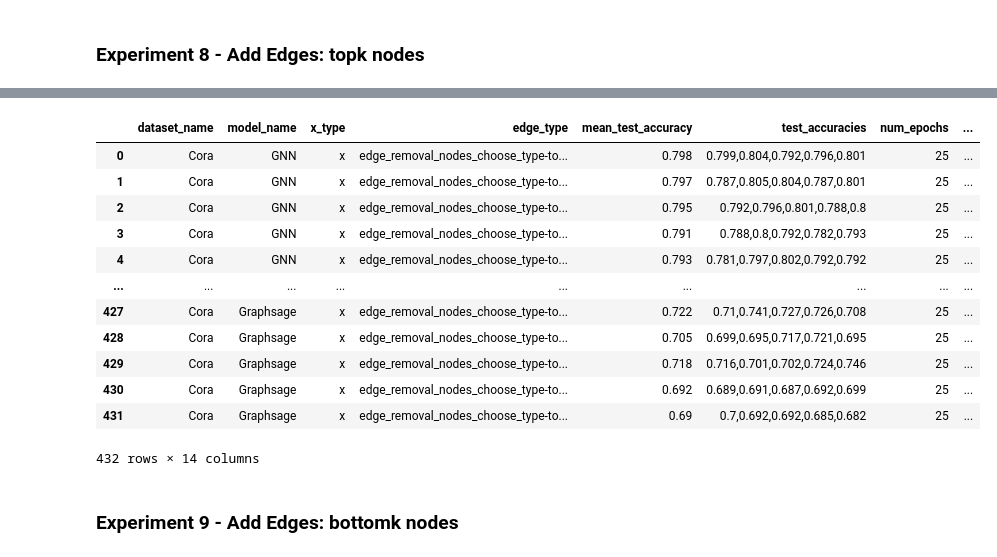
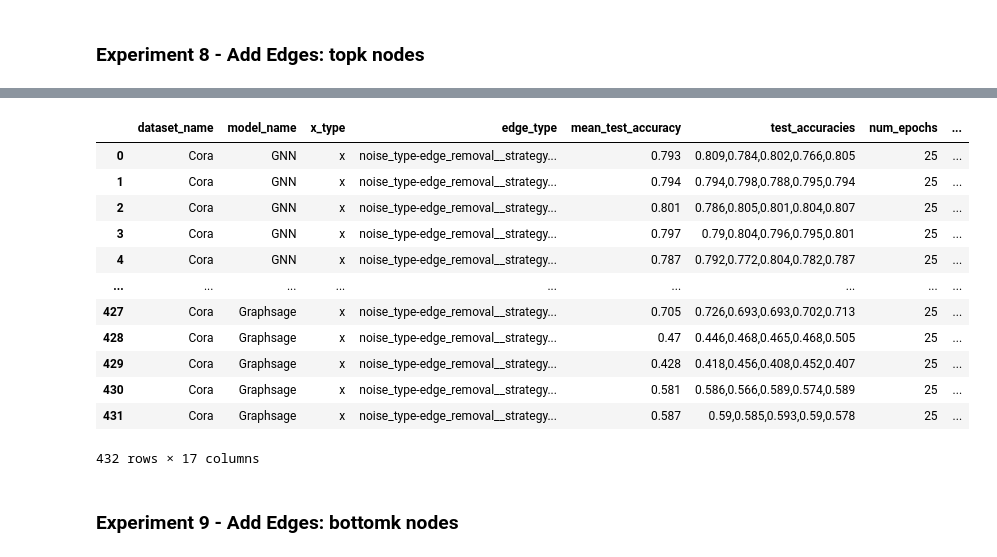
Before and after one commit to camligorkem/cs-260c-project-Robust-GNNs, a Jupyter notebook: CS_260_Node_Classification_Experiments_GC.ipynb, the cells around one changed output, grey strips where cells are left out. Cells and saved outputs as stored; diff of their text form; code cells hidden in the pictures.

```diff
--- a/CS_260_Node_Classification_Experiments_GC.ipynb
+++ b/CS_260_Node_Classification_Experiments_GC.ipynb
@@ -10,0 +11,5 @@ Drive already mounted at /content/drive; to attempt to forcibly remount, call dr
+# %%
+import pandas as pd
+
+res = pd.read_csv('exp_results/results_v5/Experiment_1_add_gaussian_noise_bidirectional_True.csv')
+res
@@ -568,30 +598,0 @@ opt_params = {
-# %%
-# noise data creation example: remove edges -- strategy 2: remove from selected nodes
-
-# **** DONT forget to change this *****
-EXPERIMENT_FILENAME = 'Experiment_MLP_gaussian.csv'
-# **** DONT forget to change this *****
-
-data = data.to('cpu')
-# noise data creation example: add noise feature
-feature_noise_params = {'data':data}
-noise_info = {'noise_type':'feature_noise', 'params':feature_noise_params,
-              'noise_levels':[0, 0.01, 0.05, 0.1, 0.15, 0.3, 0.45, 0.6, 0.9, 0.95, 0.99, 1 ],
-              'noise_param_name':'noise_level'}
-
-noise_var_names_feat_exp = create_noised_data_for_experiment(data=data, noise_info=noise_info)
-#print(data)
-
-# Experiment on edge removal - strategy- nodes
-# Put names of the models we want to use for this experiment type
-data = data.to('cuda:0')
-model_names = ['MLP']
-exp_gaussian_feats_df = experiment(dataset_name=dataset_name, model_names=model_names,
-                                    model_params=model_params, opt_params=opt_params,
-                                    data=data, x_types=noise_var_names_feat_exp, edge_types=['edge_index'],
-                                    noise_info=noise_info, num_epochs=50, repeat_num=10, print_updates=True)
-
-# Do for node strategies only
-data = data.to('cpu')
-exp_gaussian_feats_df.to_csv(EXPERIMENT_FILENAME)
-exp_gaussian_feats_df
@@ -1124,14 +1078,13 @@ EXPERIMENT_FILENAME = f'./{folder_name}/Experiment_8_add_topk_nodes{post_fix}.cs
 # **** DONT forget to change this *****
 
 nodes_percent = [0.05, 0.1, 0.2, 0.25, 0.4, 0.5, 0.6, 0.7, 0.8, 0.95, 0.9, 1] #[0.05, 0.1, 0.2, 0.25, 0.4, 0.5]
-k_nodes_list = nodes_percent_to_num_nodes(percents=nodes_percent, num_nodes=data.num_nodes)
 
 data = data.to('cpu')
 add_edge_from_nodes_params = {'data':data, 'bidirectional':bidirectional_type, 'choose_type':'top_k'}
 
 noise_info = {'noise_type':'edge_removal', 'strategy':'nodes', 'params':add_edge_from_nodes_params,
               'noise_levels':[0, 0.01, 0.05, 0.1, 0.15, 0.3, 0.45, 0.6, 0.9, 0.95, 0.99, 1 ],
-              'k_nodes_list':k_nodes_list,
+              'nodes_percent':nodes_percent,
               'noise_param_name':'noise_level'}
 
 exp_add_random_nodes_var_names = create_noised_data_for_experiment(data=data, noise_info=noise_info)
@@ -1146,8 +1099,6 @@ exp_add_random_nodes_df = experiment(dataset_name=dataset_name, model_names=mode
                                     data=data, x_types=['x'], edge_types=exp_add_random_nodes_var_names,
                                     noise_info=noise_info, num_epochs=25, repeat_num=num_repeat, print_updates=True)
 
-# Do for node strategies only
-exp_add_random_nodes_df[['choose_type', 'bidirectional','k_nodes','noise_level']] = exp_rm_random_nodes_df.apply(lambda x: [s.split('-')[-1] for s in x['edge_type'].split('_') if '-' in s], axis=1, result_type='expand')
 data = data.to('cpu')
 exp_add_random_nodes_df.to_csv(EXPERIMENT_FILENAME)
 exp_add_random_nodes_df
@@ -1172,16 +1123,16 @@ Run Graphsage: 432/432: x - edge_removal_nodes_choose_type-top_k_bidirec-True_kn
 |  | dataset_name | model_name | x_type | edge_type | mean_test_accuracy | test_accuracies | num_epochs | ... |
-| 0 | Cora | GNN | x | edge_removal_nodes_choose_type-to... | 0.798 | 0.799,0.804,0.792,0.796,0.801 | 25 | ... |
-| 1 | Cora | GNN | x | edge_removal_nodes_choose_type-to... | 0.797 | 0.787,0.805,0.804,0.787,0.801 | 25 | ... |
-| 2 | Cora | GNN | x | edge_removal_nodes_choose_type-to... | 0.795 | 0.792,0.796,0.801,0.788,0.8 | 25 | ... |
-| 3 | Cora | GNN | x | edge_removal_nodes_choose_type-to... | 0.791 | 0.788,0.8,0.792,0.782,0.793 | 25 | ... |
-| 4 | Cora | GNN | x | edge_removal_nodes_choose_type-to... | 0.793 | 0.781,0.797,0.802,0.792,0.792 | 25 | ... |
+| 0 | Cora | GNN | x | noise_type-edge_removal__strategy... | 0.793 | 0.809,0.784,0.802,0.766,0.805 | 25 | ... |
+| 1 | Cora | GNN | x | noise_type-edge_removal__strategy... | 0.794 | 0.794,0.798,0.788,0.795,0.794 | 25 | ... |
+| 2 | Cora | GNN | x | noise_type-edge_removal__strategy... | 0.801 | 0.786,0.805,0.801,0.804,0.807 | 25 | ... |
+| 3 | Cora | GNN | x | noise_type-edge_removal__strategy... | 0.797 | 0.79,0.804,0.796,0.795,0.801 | 25 | ... |
+| 4 | Cora | GNN | x | noise_type-edge_removal__strategy... | 0.787 | 0.792,0.772,0.804,0.782,0.787 | 25 | ... |
 | ... | ... | ... | ... | ... | ... | ... | ... | ... |
-| 427 | Cora | Graphsage | x | edge_removal_nodes_choose_type-to... | 0.722 | 0.71,0.741,0.727,0.726,0.708 | 25 | ... |
-| 428 | Cora | Graphsage | x | edge_removal_nodes_choose_type-to... | 0.705 | 0.699,0.695,0.717,0.721,0.695 | 25 | ... |
-| 429 | Cora | Graphsage | x | edge_removal_nodes_choose_type-to... | 0.718 | 0.716,0.701,0.702,0.724,0.746 | 25 | ... |
-| 430 | Cora | Graphsage | x | edge_removal_nodes_choose_type-to... | 0.692 | 0.689,0.691,0.687,0.692,0.699 | 25 | ... |
-| 431 | Cora | Graphsage | x | edge_removal_nodes_choose_type-to... | 0.69 | 0.7,0.692,0.692,0.685,0.682 | 25 | ... |
+| 427 | Cora | Graphsage | x | noise_type-edge_removal__strategy... | 0.705 | 0.726,0.693,0.693,0.702,0.713 | 25 | ... |
+| 428 | Cora | Graphsage | x | noise_type-edge_removal__strategy... | 0.47 | 0.446,0.468,0.465,0.468,0.505 | 25 | ... |
+| 429 | Cora | Graphsage | x | noise_type-edge_removal__strategy... | 0.428 | 0.418,0.456,0.408,0.452,0.407 | 25 | ... |
+| 430 | Cora | Graphsage | x | noise_type-edge_removal__strategy... | 0.581 | 0.586,0.566,0.589,0.574,0.589 | 25 | ... |
+| 431 | Cora | Graphsage | x | noise_type-edge_removal__strategy... | 0.587 | 0.59,0.585,0.593,0.59,0.578 | 25 | ... |
-432 rows × 14 columns
+432 rows × 17 columns
 # %% [markdown]
 ### Experiment 9 - Add Edges: bottomk nodes
 # %%
```
Also changed, not shown: parts of 31 cells of this notebook.
